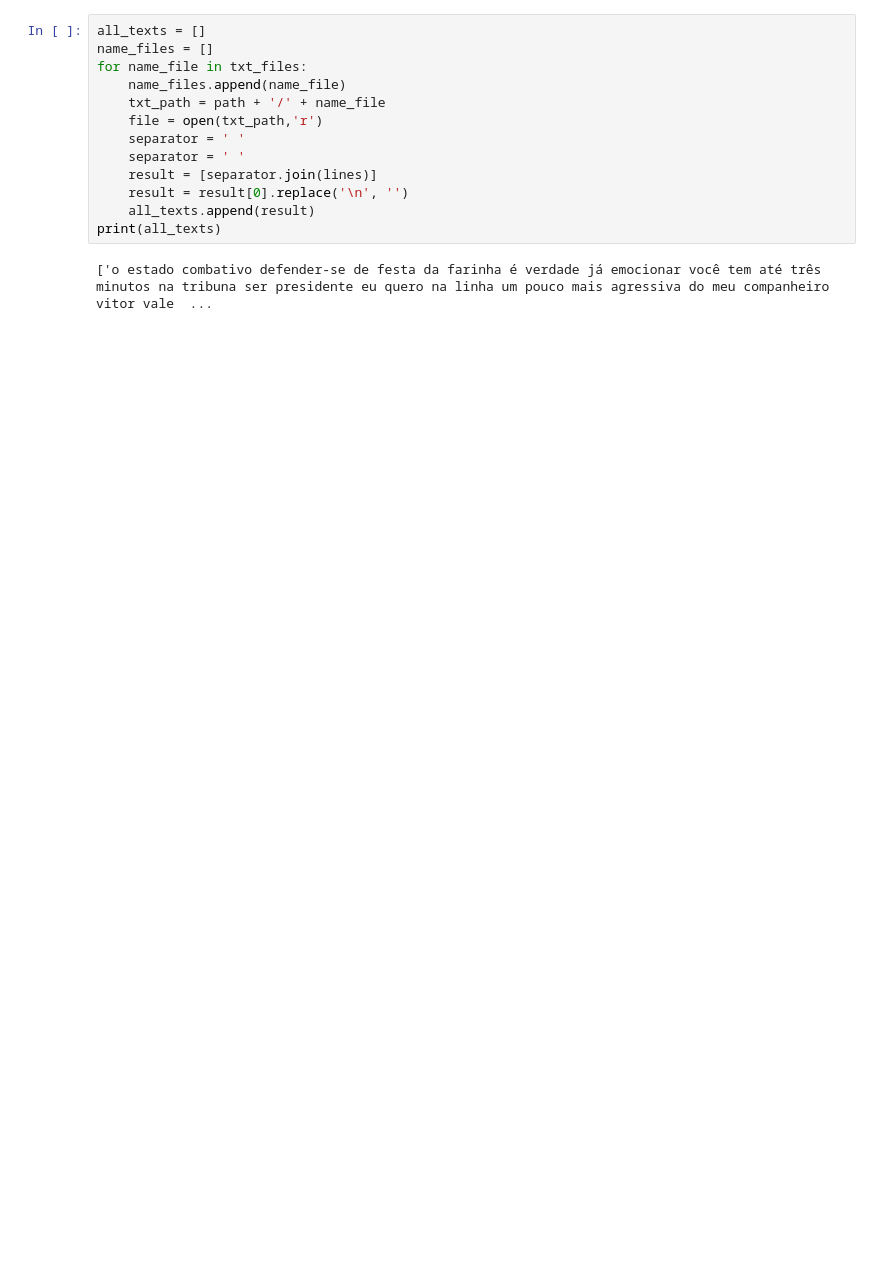
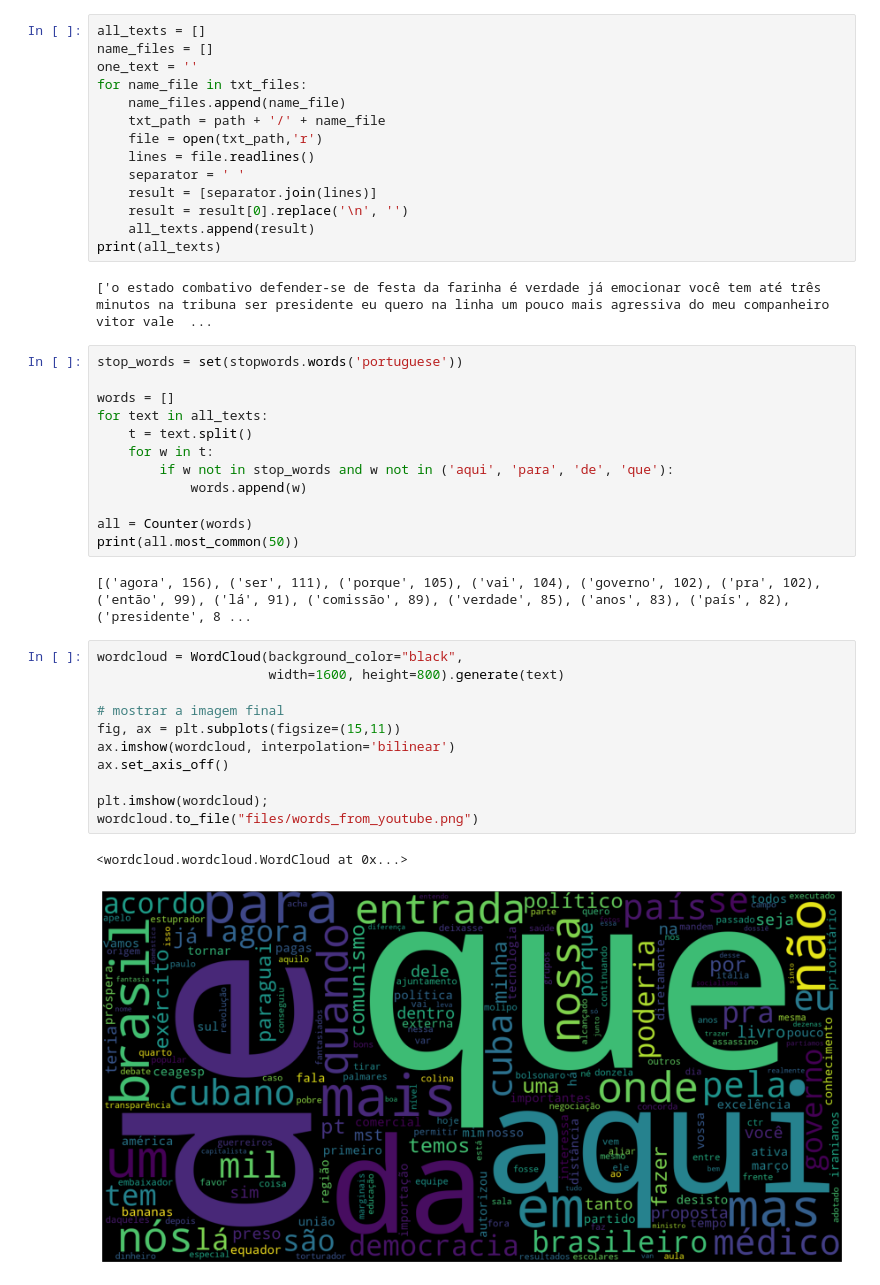
Before and after one commit to alineelima/Analise-JB, a Jupyter notebook: youtubeCloudwords.ipynb, the cells around one changed output. Cells and saved outputs as stored; diff of their text form; blank space fills up the shorter version.

Commit message:
analise youtube

```diff
--- a/youtubeCloudwords.ipynb
+++ b/youtubeCloudwords.ipynb
@@ -21,11 +16,12 @@ print(txt_files)  # only text files
 # %%
 all_texts = []
 name_files = []
+one_text = ''
 for name_file in txt_files:
     name_files.append(name_file)
     txt_path = path + '/' + name_file
     file = open(txt_path,'r')
-    separator = ' '
+    lines = file.readlines()
     separator = ' '
     result = [separator.join(lines)]
     result = result[0].replace('\n', '')
@@ -33,3 +29,31 @@ for name_file in txt_files:
 print(all_texts)
 # %% [output]
 ['o estado combativo defender-se de festa da farinha é verdade já emocionar você tem até três minutos na tribuna ser presidente eu quero na linha um pouco mais agressiva do meu companheiro vitor vale  ...
+# %%
+stop_words = set(stopwords.words('portuguese'))
+
+words = []
+for text in all_texts:
+    t = text.split()
+    for w in t:
+        if w not in stop_words and w not in ('aqui', 'para', 'de', 'que'):
+            words.append(w)
+
+all = Counter(words)
+print(all.most_common(50))
+# %% [output]
+[('agora', 156), ('ser', 111), ('porque', 105), ('vai', 104), ('governo', 102), ('pra', 102), ('então', 99), ('lá', 91), ('comissão', 89), ('verdade', 85), ('anos', 83), ('país', 82), ('presidente', 8 ...
+# %%
+wordcloud = WordCloud(background_color="black",
+                      width=1600, height=800).generate(text)
+
+# mostrar a imagem final
+fig, ax = plt.subplots(figsize=(15,11))
+ax.imshow(wordcloud, interpolation='bilinear')
+ax.set_axis_off()
+
+plt.imshow(wordcloud);
+wordcloud.to_file("files/words_from_youtube.png")
+# %% [output]
+<wordcloud.wordcloud.WordCloud at 0x...>
+[figure, added]
```
Also changed, not shown: parts of 1 cell of this notebook, 5 other files.
